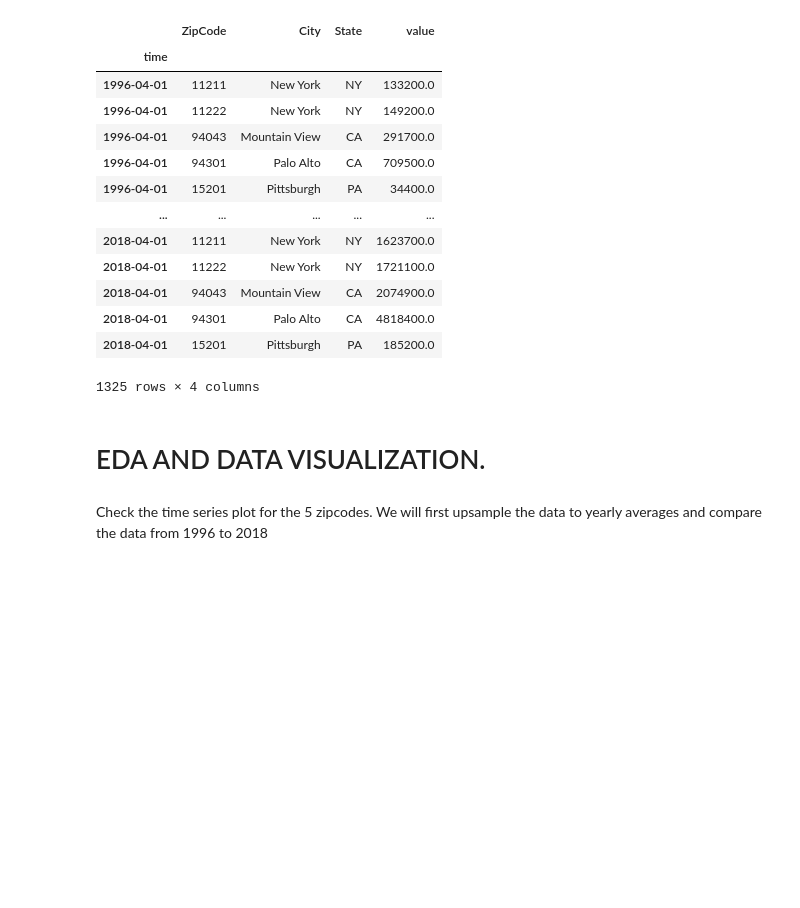
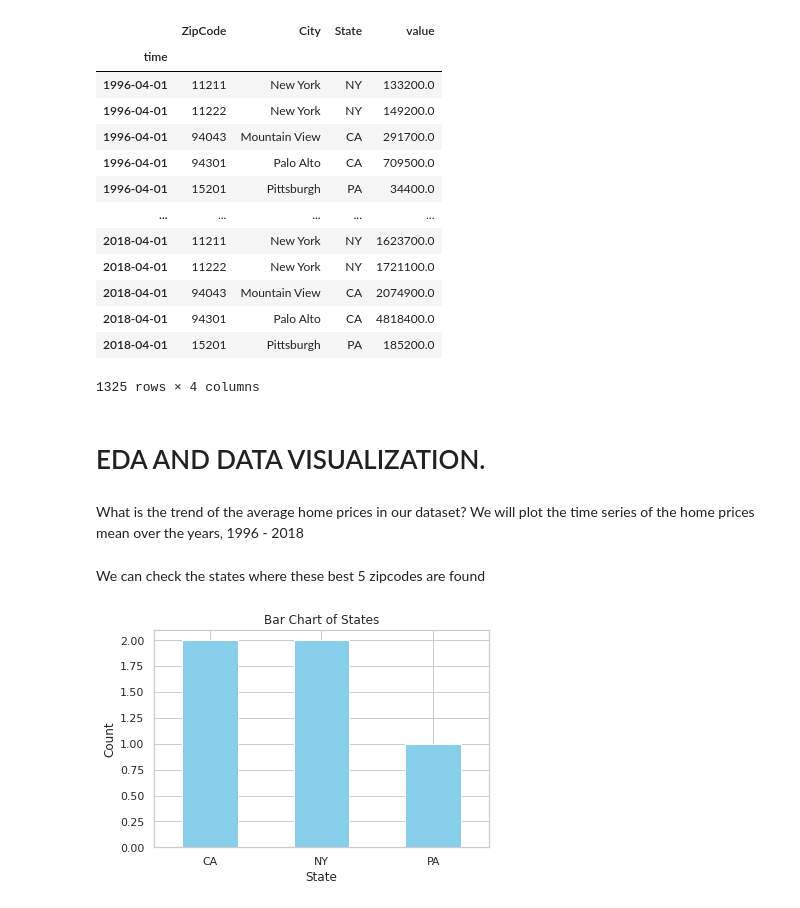
Before and after one commit to esipil/Zillow-House-Data-Time-Series-Modeling, a Jupyter notebook: index2.ipynb, the cells around one changed output. Saved outputs shown, nothing was run; the diff lists cells and outputs as text; code cells hidden in the pictures; blank space fills up the shorter version.

```diff
--- a/index2.ipynb
+++ b/index2.ipynb
@@ -219,6 +260,3 @@ bet_5_zipcodes
 1325 rows × 4 columns
 # %% [markdown]
 # EDA AND DATA VISUALIZATION.
-# %% [markdown]
-Check the time series plot for the 5 zipcodes.
-We will first upsample the data to yearly averages and compare the data from 1996 to 2018
@@ -228,0 +263,16 @@ We will first upsample the data to yearly averages and compare the data from 199
+# %% [markdown]
+What is the trend of the average home prices in our dataset?
+We will plot the time series of the home prices mean over the years, 1996 - 2018
+# %% [markdown]
+We can check the states where these best 5 zipcodes are found
+# %%
+state_counts = top_5_cagr["State"].value_counts()
+
+# Plot the bar chart
+state_counts.plot(kind='bar', rot=0, color='skyblue')
+plt.xlabel('State')
+plt.ylabel('Count')
+plt.title('Bar Chart of States')
+plt.show()
+# %% [output]
+[figure, added]
```
Also changed, not shown: parts of 41 cells of this notebook, 1 other file.
